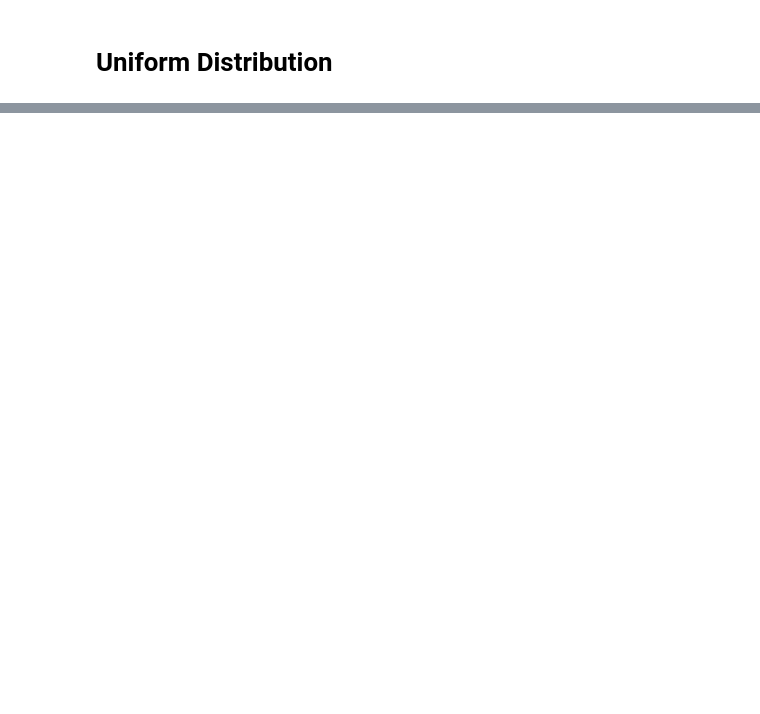
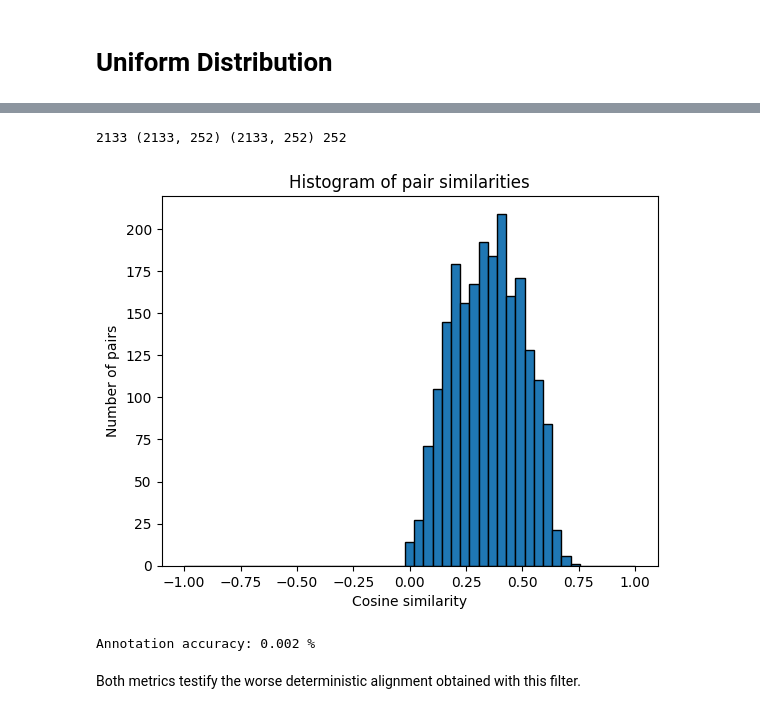
Before and after one commit to enric-bazz/Tangram, a Jupyter notebook: MyNotebooks/filter_mode_analysis.ipynb, the cells around one changed output, grey strips where cells are left out. Cells and saved outputs as stored; diff of their text form; code cells hidden in the pictures; blank space fills up the shorter version.

```diff
--- a/MyNotebooks/filter_mode_analysis.ipynb
+++ b/MyNotebooks/filter_mode_analysis.ipynb
@@ -485,0 +644,20 @@ Addition of vanilla regularizer terms does not seem to improve training in a sig
+# %%
+filt_sim = compute_mapped_similarity_local(ad_map_filt, adata_sc, adata_st,
+                                       flavour='spot_to_cell', filter=True)
+# %% [output]
+2133 (2133, 252) (2133, 252) 252
+[figure, added]
+# %%
+ilt_acc = tg.compute_annotation_accuracy(
+        ad_map_filt,
+        adata_sc,
+        adata_st,
+        flavour='spot_to_cell',
+        sc_cluster_label='Allen.subclass_label',
+        st_cluster_label='subclass',
+        filter=True,
+)
+# %% [output]
+Annotation accuracy: 0.002 %
+# %% [markdown]
+Both metrics testify the worse deterministic alignment obtained with this filter.
```
Also changed, not shown: parts of 14 cells of this notebook.
